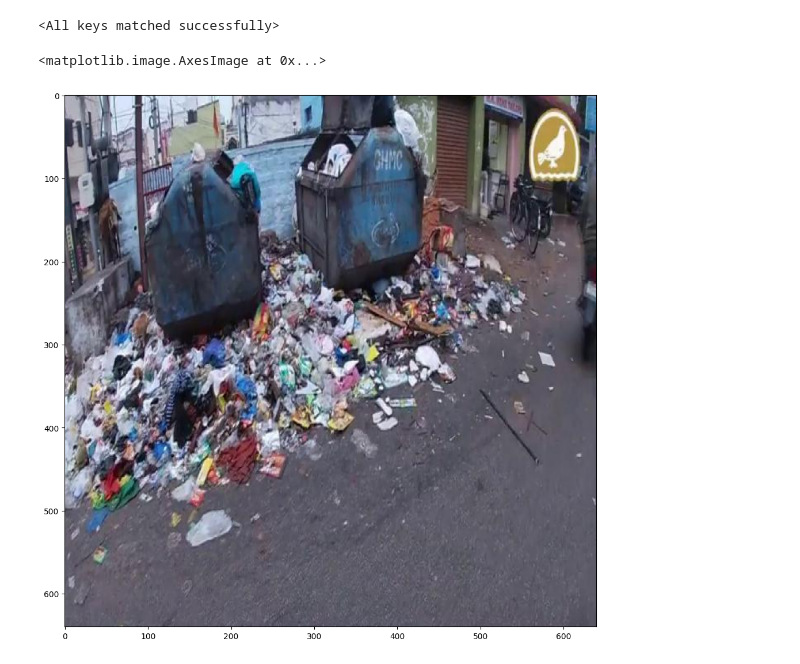
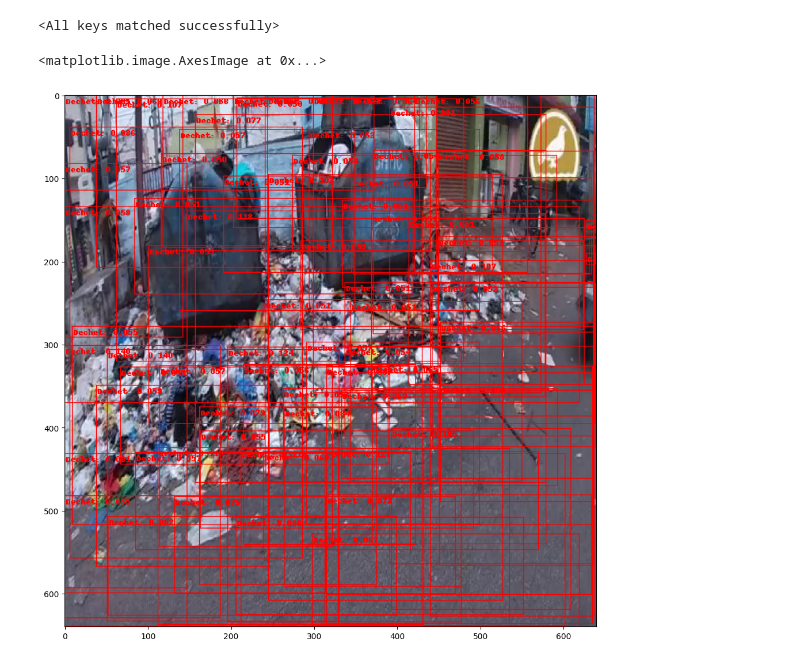
Before and after one commit to immerSIR/Map-Action-Model, a Jupyter notebook: code/mapaction_segementation_model/model_tester.ipynb, the cells around one changed output. Cells and saved outputs as stored; diff of their text form; code cells hidden in the pictures.

Commit message:
Revert "Changed the segmentation model algo"
This reverts commit 548358963e62e8607555191ab7419ea1ab308c1d.

```diff
--- a/code/mapaction_segementation_model/model_tester.ipynb
+++ b/code/mapaction_segementation_model/model_tester.ipynb
@@ -13,7 +13,7 @@ device = torch.device('cuda') if torch.cuda.is_available() else torch.device('cp
 
 model = maskrcnn_resnet50_fpn(weights="DEFAULT")
 current_model_dict = model.state_dict()
-loaded_state_dict = torch.load('/home/mapaction/mapaction_env/Map-Action-Model/model/test9.pth')
+loaded_state_dict = torch.load('/home/mapaction/mapaction_env/Map-Action-Model/model/test4.pth')
 new_state_dict={k:v if v.size()==current_model_dict[k].size()  else  current_model_dict[k] for k,v in zip(current_model_dict.keys(), loaded_state_dict.values())}
 model.load_state_dict(new_state_dict, strict=False)
 # %% [output]
@@ -21,23 +21,23 @@ model.load_state_dict(new_state_dict, strict=False)
 # %%
 model.eval()
 with torch.no_grad():
     x = eval_transform(image)
     # convert RGBA -> RGB and move to device
     x = x[:3, ...].to(device)
     predictions = model([x, ])
     pred = predictions[0]
 
 image = (255.0 * (image - image.min()) / (image.max() - image.min())).to(torch.uint8)
 image = image[:3, ...]
 pred_labels = [f"Dechet: {score:.3f}" for label, score in zip(pred["labels"], pred["scores"])]
 pred_boxes = pred["boxes"].long()
 output_image = draw_bounding_boxes(image, pred_boxes, pred_labels, colors="red")
 
-masks = (pred["masks"] > 0.2).squeeze(1)
+masks = (pred["masks"] > 0.7).squeeze(1)
 output_image = draw_segmentation_masks(output_image, masks, alpha=0.5, colors="blue")
 
 plt.figure(figsize=(12, 12))
 plt.imshow(output_image.permute(1, 2, 0))
 # %% [output]
 <matplotlib.image.AxesImage at 0x...>
-[figure, old version]
+[figure, new version]
```
Also changed, not shown: 6 other files.
